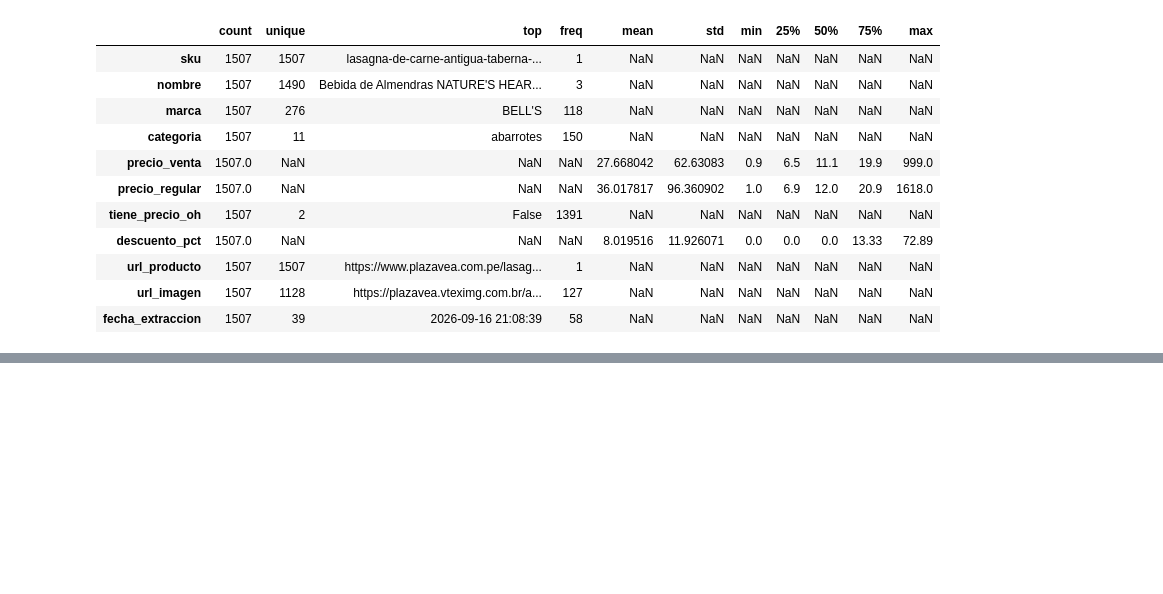
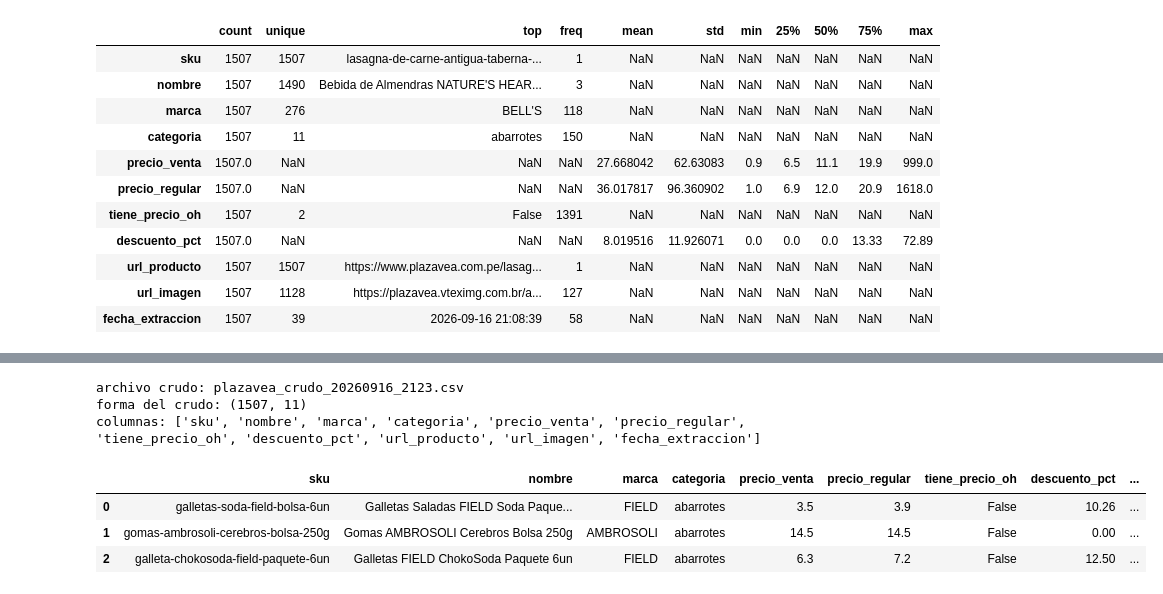
Before and after one commit to DnCuadros23/Proyecto-ACD, a Jupyter notebook: notebooks/Proyecto_.ipynb, the cells around one changed output, grey strips where cells are left out. Cells and saved outputs as stored; diff of their text form; code cells hidden in the pictures; blank space fills up the shorter version.

```diff
--- a/notebooks/01_scraping_plazavea.ipynb
+++ b/notebooks/Proyecto_.ipynb
@@ -750,0 +783,28 @@ guardado: ../data/raw/plazavea_crudo_20260916_2123.csv
+# %%
+import re
+from pathlib import Path
+
+import pandas as pd
+
+# El notebook usa rutas relativas; ejecutar desde notebooks/
+DIR_RAW = Path("../data/raw")
+OUT = Path("../data/processed/plazavea_limpio.csv")
+
+# Se toma el crudo consolidado más reciente (ignora los parciales por categoría)
+crudos = sorted(DIR_RAW.glob("plazavea_crudo_*.csv"))
+assert crudos, "No se encontró ningún plazavea_crudo_*.csv: corre primero el scraping (secciones 1-10)."
+RAW = crudos[-1]
+
+df_crudo = pd.read_csv(RAW)
+print("archivo crudo:", RAW.name)
+print("forma del crudo:", df_crudo.shape)
+print("columnas:", list(df_crudo.columns))
+df_crudo.head(3)
+# %% [output]
+archivo crudo: plazavea_crudo_20260916_2123.csv
+forma del crudo: (1507, 11)
+columnas: ['sku', 'nombre', 'marca', 'categoria', 'precio_venta', 'precio_regular', 'tiene_precio_oh', 'descuento_pct', 'url_producto', 'url_imagen', 'fecha_extraccion']
+|  | sku | nombre | marca | categoria | precio_venta | precio_regular | tiene_precio_oh | descuento_pct | ... |
+| 0 | galletas-soda-field-bolsa-6un | Galletas Saladas FIELD Soda Paque... | FIELD | abarrotes | 3.5 | 3.9 | False | 10.26 | ... |
+| 1 | gomas-ambrosoli-cerebros-bolsa-250g | Gomas AMBROSOLI Cerebros Bolsa 250g | AMBROSOLI | abarrotes | 14.5 | 14.5 | False | 0.00 | ... |
+| 2 | galleta-chokosoda-field-paquete-6un | Galletas FIELD ChokoSoda Paquete 6un | FIELD | abarrotes | 6.3 | 7.2 | False | 12.50 | ... |
```
Also changed, not shown: parts of 38 cells of this notebook.
